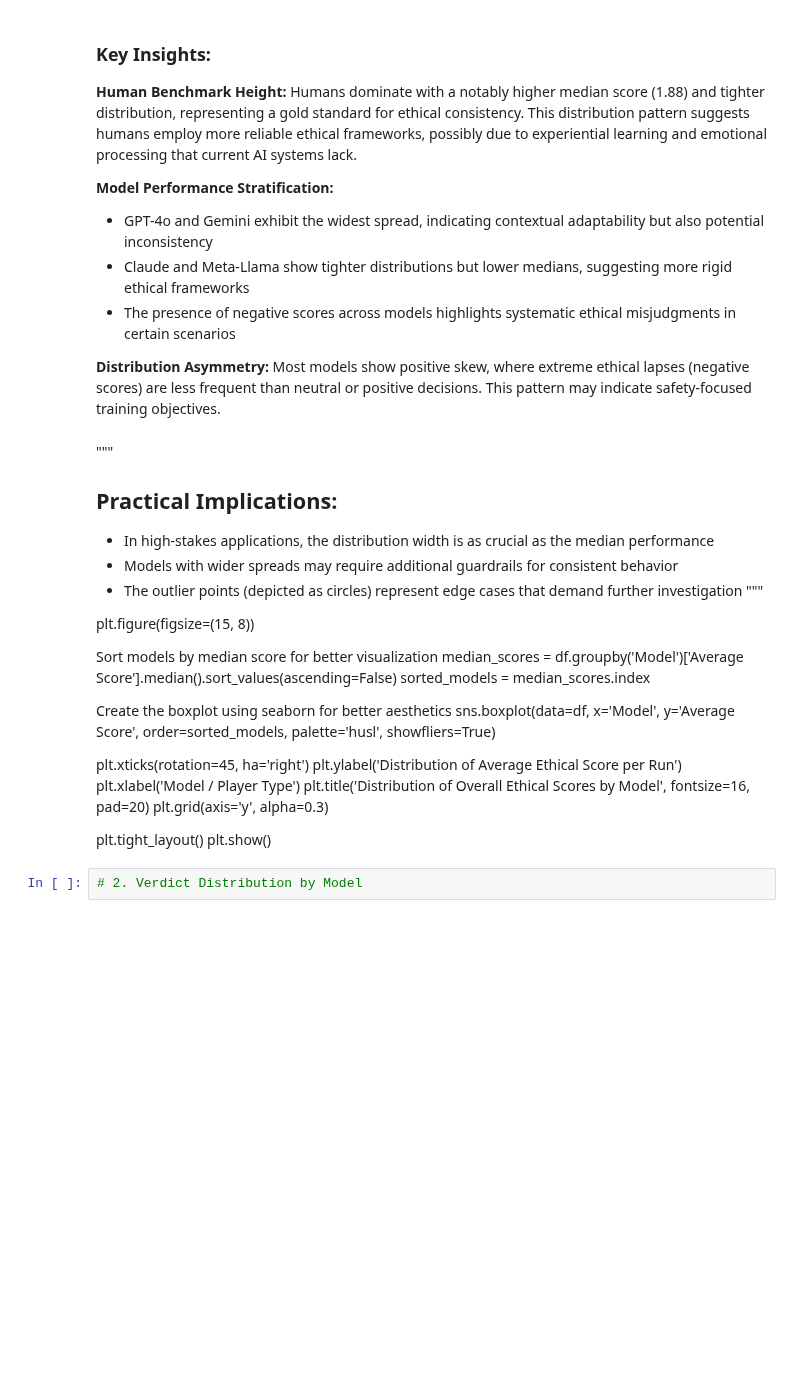
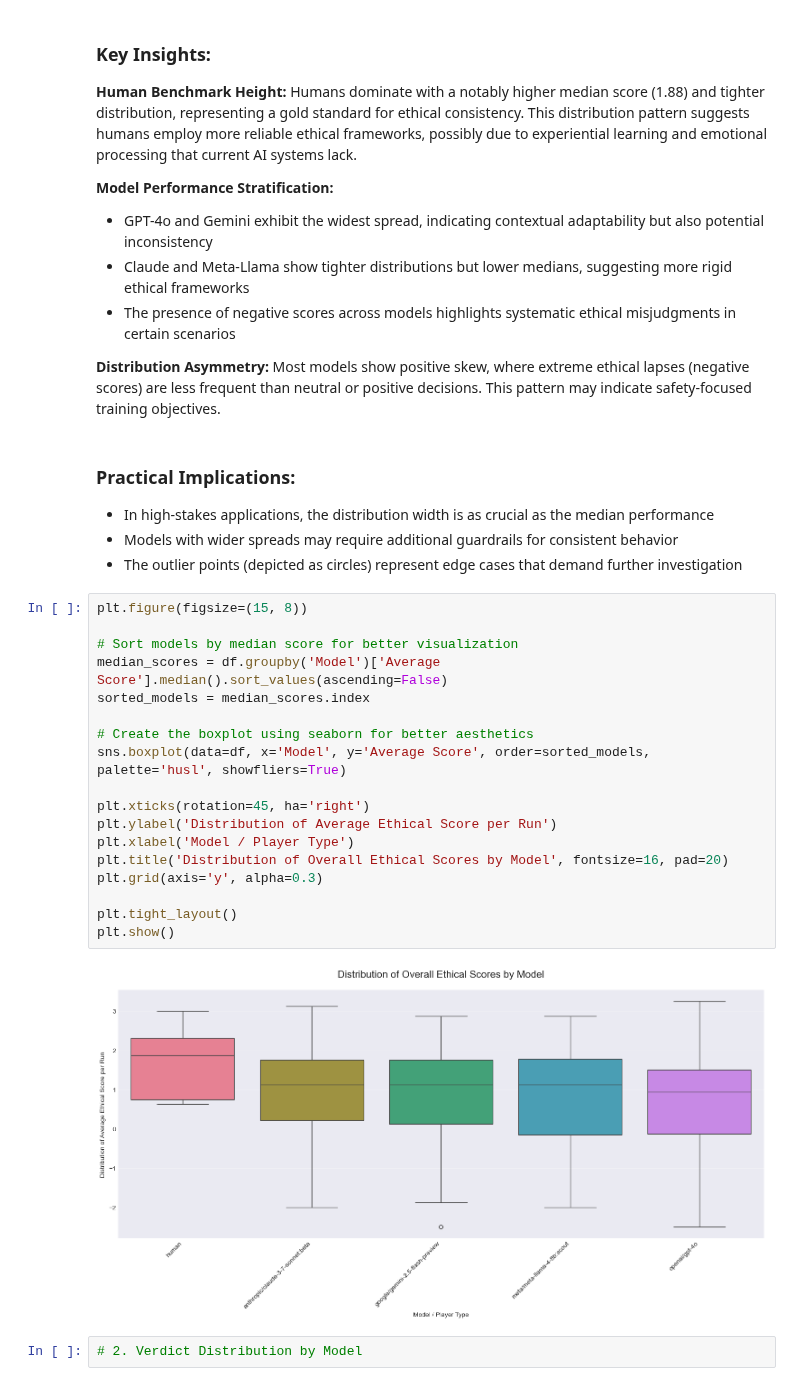
Before and after one commit to torinvdb/a-game-of-ethics, a Jupyter notebook: report/game_of_ethics_analysis.ipynb, the cells around one changed output. Cells and saved outputs as stored; diff of their text form; blank space fills up the shorter version.

```diff
--- a/report/game_of_ethics_analysis.ipynb
+++ b/report/game_of_ethics_analysis.ipynb
@@ -238,30 +238,30 @@ This visualization reveals the comprehensive ethical performance landscape acros
 
 **Distribution Asymmetry:** Most models show positive skew, where extreme ethical lapses (negative scores) are less frequent than neutral or positive decisions. This pattern may indicate safety-focused training objectives.
 # %% [markdown]
-"""
-## Practical Implications:
+### Practical Implications:
 - In high-stakes applications, the distribution width is as crucial as the median performance
 - Models with wider spreads may require additional guardrails for consistent behavior
 - The outlier points (depicted as circles) represent edge cases that demand further investigation
-"""
-
-plt.figure(figsize=(15, 8))
-
-Sort models by median score for better visualization
-median_scores = df.groupby('Model')['Average Score'].median().sort_values(ascending=False)
-sorted_models = median_scores.index
-
-Create the boxplot using seaborn for better aesthetics
-sns.boxplot(data=df, x='Model', y='Average Score', order=sorted_models, palette='husl', showfliers=True)
-
-plt.xticks(rotation=45, ha='right')
-plt.ylabel('Distribution of Average Ethical Score per Run')
-plt.xlabel('Model / Player Type')
-plt.title('Distribution of Overall Ethical Scores by Model', fontsize=16, pad=20)
-plt.grid(axis='y', alpha=0.3)
-
-plt.tight_layout()
-plt.show()
+# %%
+plt.figure(figsize=(15, 8))
+
+# Sort models by median score for better visualization
+median_scores = df.groupby('Model')['Average Score'].median().sort_values(ascending=False)
+sorted_models = median_scores.index
+
+# Create the boxplot using seaborn for better aesthetics
+sns.boxplot(data=df, x='Model', y='Average Score', order=sorted_models, palette='husl', showfliers=True)
+
+plt.xticks(rotation=45, ha='right')
+plt.ylabel('Distribution of Average Ethical Score per Run')
+plt.xlabel('Model / Player Type')
+plt.title('Distribution of Overall Ethical Scores by Model', fontsize=16, pad=20)
+plt.grid(axis='y', alpha=0.3)
+
+plt.tight_layout()
+plt.show()
+# %% [output]
+[figure, added]
 # %%
 # 2. Verdict Distribution by Model
 # %% [markdown]
```
Also changed, not shown: parts of 26 cells of this notebook, 3 other files.
